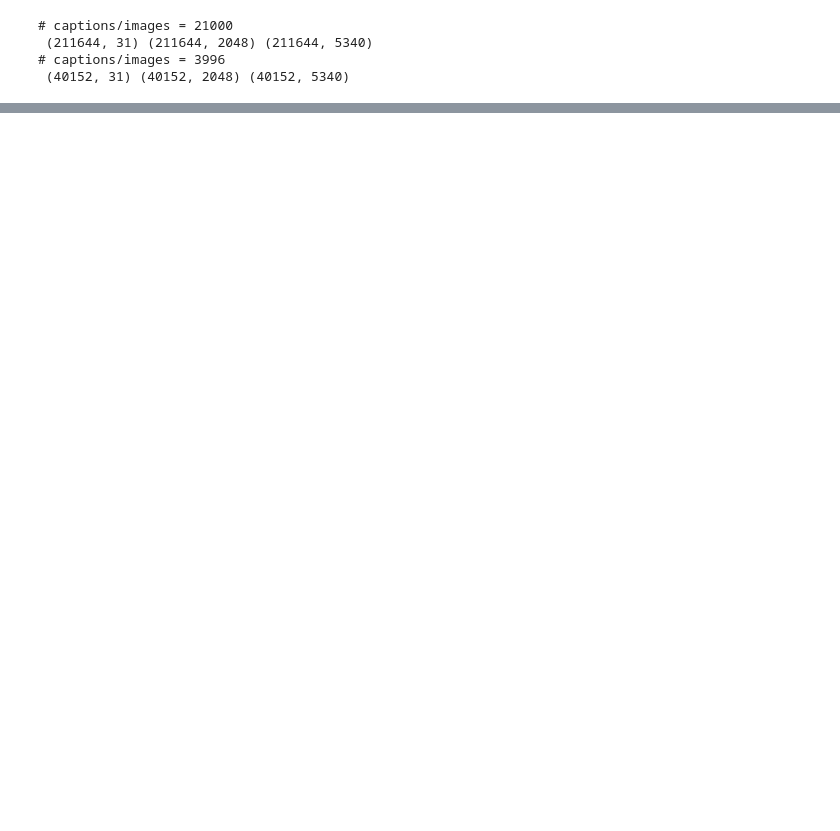
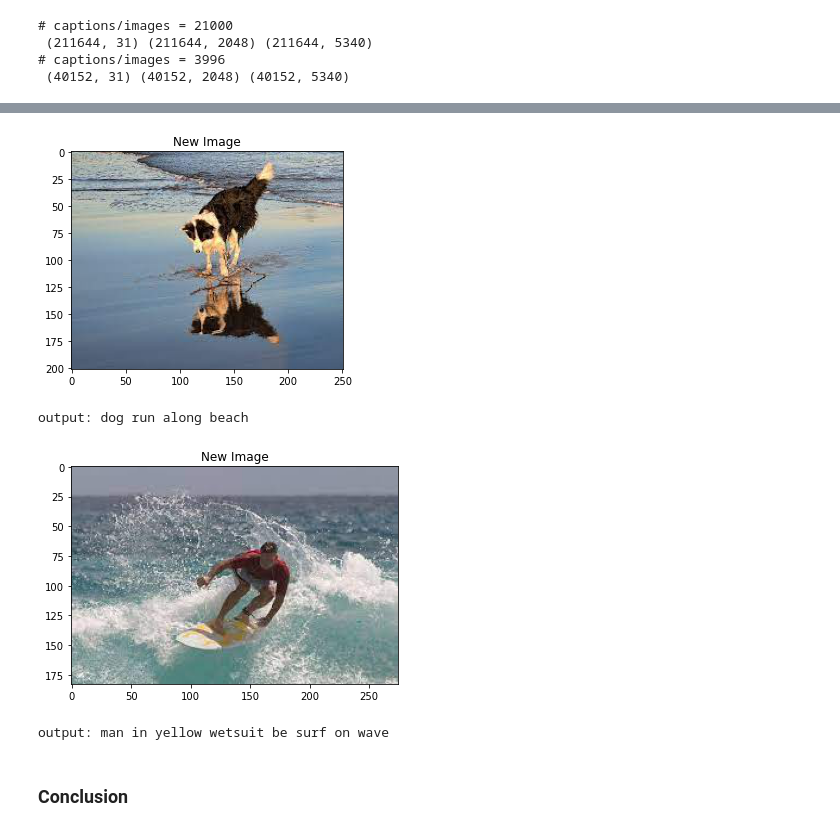
Before and after one commit to sourav-raj/image-caption-generation, a Jupyter notebook: image_caption_generator.ipynb, the cells around one changed output, grey strips where cells are left out. Saved outputs shown, nothing was run; the diff lists cells and outputs as text; code cells hidden in the pictures; blank space fills up the shorter version.

```diff
--- a/image_caption_generator.ipynb
+++ b/image_caption_generator.ipynb
@@ -486,16 +412,0 @@ len(ytext_train[0])
-# %%
-epochs = 2
-batch_size = 32
-steps = len(image_names_train) // batch_size
-
-# create train data generator
-# generator_train = data_generator(image_captions_train, image_features, tokenizer, max_len_caption, vocab_size, batch_size)
-# create train data generator
-generator_validation = data_generator(image_captions_test, image_features, tokenizer, max_len_caption, vocab_size, batch_size)
-# fit for one epoch
-for epoch in range(5)
-model_history=model.fit(generator_validation, epochs=epoch, steps_per_epoch=steps)
-
-# model_history=model.fit(Xtext_Ximage_train, ytext_train, epochs=6, verbose=2, batch_size=32, validation_data=(Xtext_Ximage_test, ytext_test))
-# save model
-# model.save('model_' + str(i) + '.h5')
@@ -514,0 +467,3 @@ len(image_features['318667317_108c402140.jpg'][0])
+# %%
+image_prediction_dir='../../../data/explore/image_caption_generator/prediction'
+new_image_feature=image_feature_extraction(image_prediction_dir, resnet50)
@@ -514,0 +479,18 @@ len(image_features['318667317_108c402140.jpg'][0])
+# %%
+# image_directory='Image_captioning_Dataset/Flicker8k_Dataset'
+for image in list(Image_caption_prediction.image):
+    plt.figure()
+    im = img.imread(image_prediction_dir + '/'+ image + '.jfif')
+    plt.imshow(im)
+    plt.title('New Image')
+    plt.show()
+    for caption in Image_caption_prediction[Image_caption_prediction['image']==image].caption.values:#.iloc[0]
+        print(f"output: {' '.join(caption.split()[1:-1])}")
+#     print(image_captions[image_captions['image']==image].caption.iloc[0])
+# %% [output]
+[figure, added]
+output: dog run along beach
+[figure, added]
+output: man in yellow wetsuit be surf on wave
+# %% [markdown]
+### Conclusion
```
Also changed, not shown: parts of 50 cells of this notebook, 6 other files.
